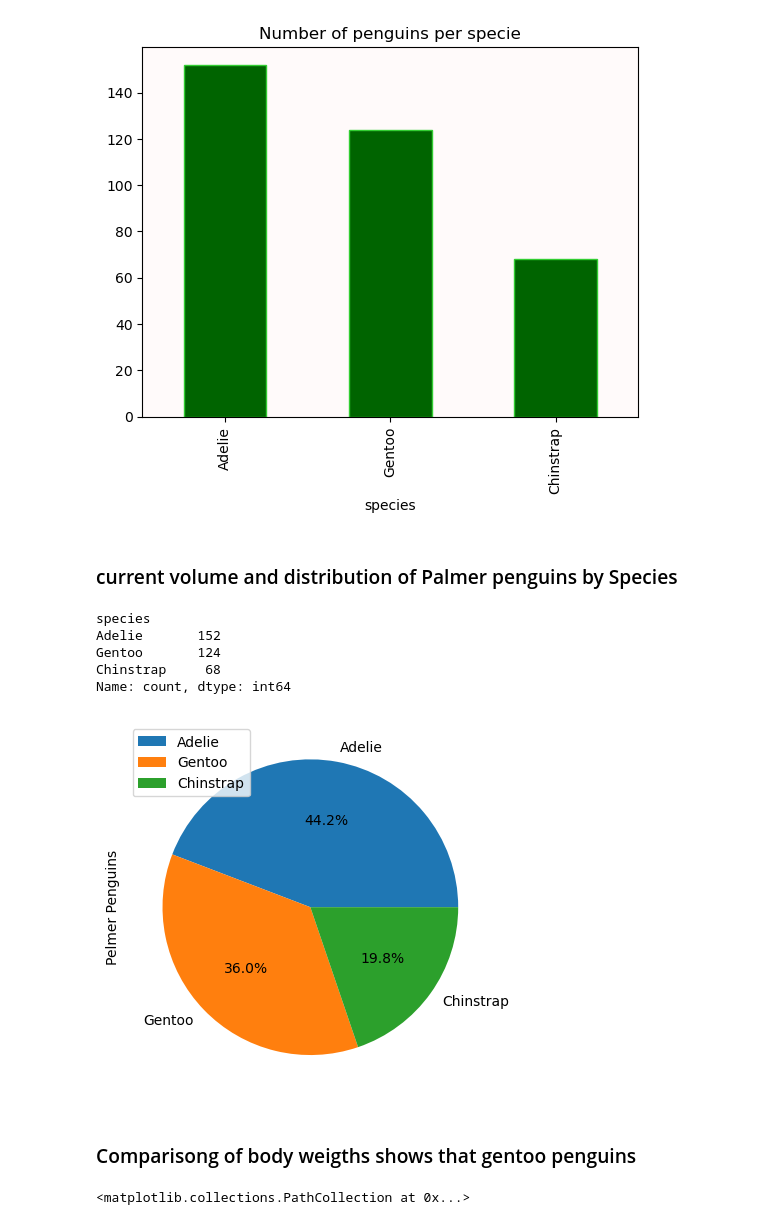
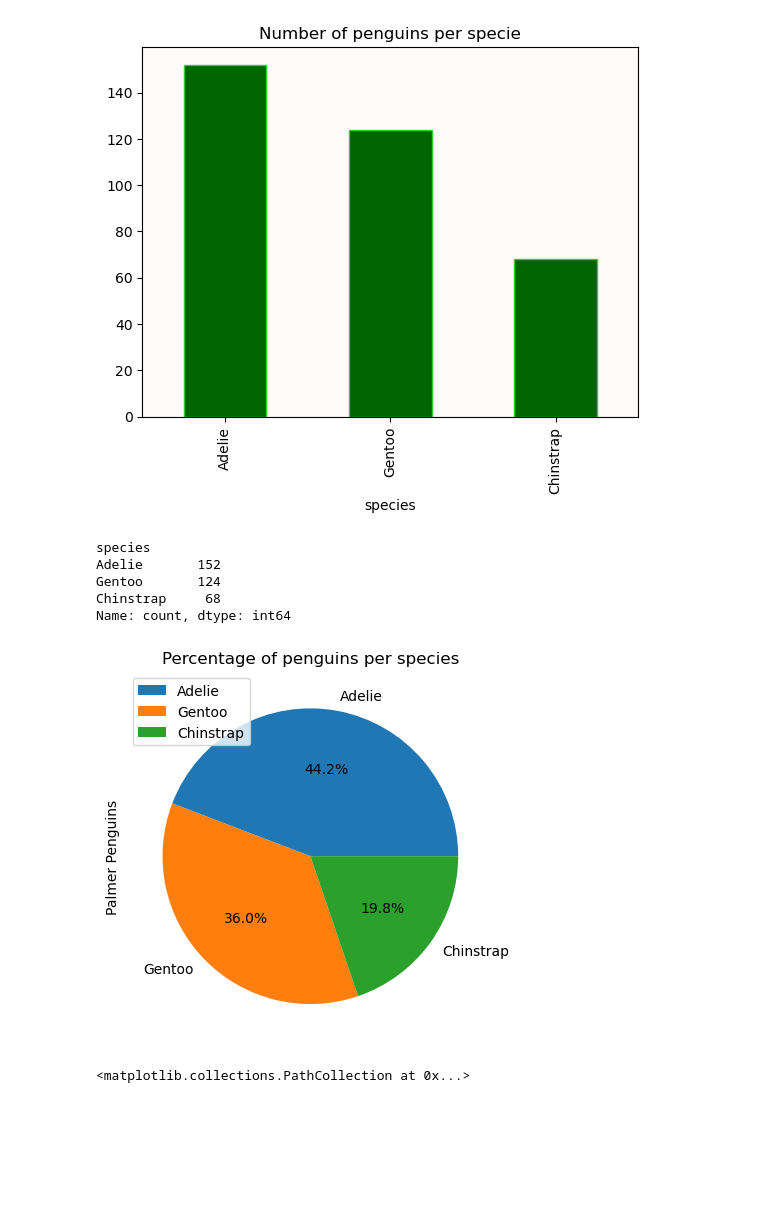
Before and after one commit to RobAstur/Principles-of-data-analytics-, a Jupyter notebook: penguins.ipynb, the cells around one changed output. Saved outputs shown, nothing was run; the diff lists cells and outputs as text; code cells hidden in the pictures; blank space fills up the shorter version.

```diff
--- a/penguins.ipynb
+++ b/penguins.ipynb
@@ -110,25 +117,21 @@ plt.title("Number of penguins per specie")
 # %% [output]
 Text(0.5, 1.0, 'Number of penguins per specie')
 [figure]
-# %% [markdown]
-### current volume and distribution of Palmer penguins by Species
 # %%
-# Adding Value count to species allow to convert species in numbers and thats allow the matplotlip to create the piechart
+#Adding Value count to species allow to convert species in numbers and that’s allow the matplotlib to create the pie chart
 
 df ["species"].value_counts().plot.pie(autopct='%1.1f%%')
 plt.legend(loc="upper left")
-plt.ylabel("Pelmer Penguins")
+plt.ylabel("Palmer Penguins")
+plt.title("Percentage of penguins per species")
 
 # This function shows the total number of penguins per specie
-
 df ["species"].value_counts()
 # %% [output]
 species
 Adelie       152
 Gentoo       124
 Chinstrap     68
 Name: count, dtype: int64
-[figure, old version]
+[figure, new version]
-# %% [markdown]
-### Comparisong of body weigths shows that gentoo penguins
 # %%
```
Also changed, not shown: parts of 21 cells of this notebook.
